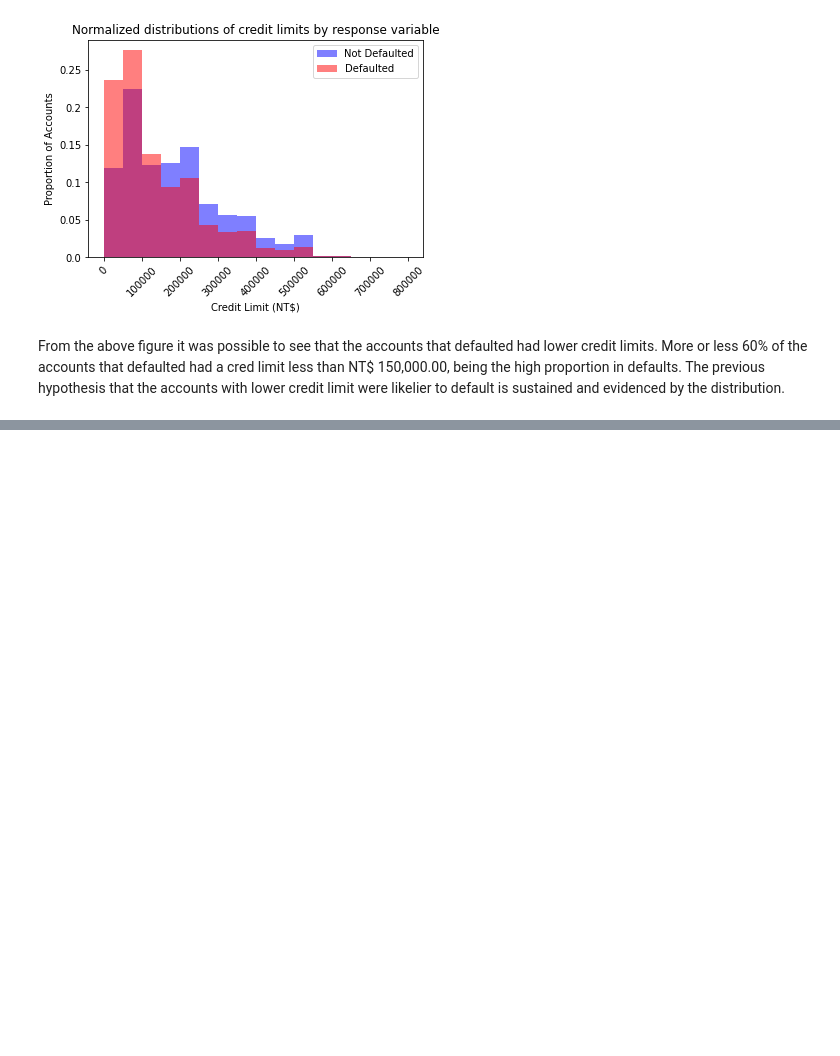
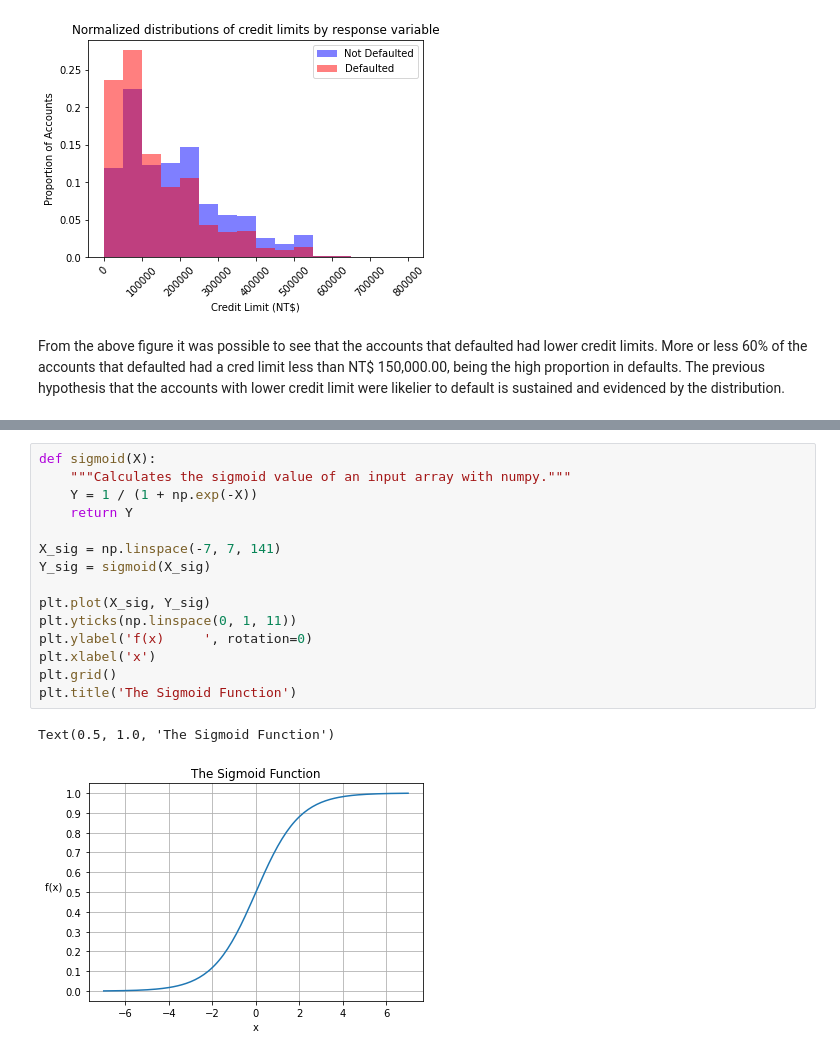
Before and after one commit to jeantardelli/data-science, a Jupyter notebook: details-of-logistic-regression-and-feature-exploration.ipynb, the cells around one changed output, grey strips where cells are left out. Drawn from its saved outputs; the diff is of its cells as text; blank space fills up the shorter version.

Commit message:
Details of Logistic Regression and Feature Exploration - Understanding Logistic Regression and Sigmoid Function (3e)

```diff
--- a/details-of-logistic-regression-and-feature-exploration.ipynb
+++ b/details-of-logistic-regression-and-feature-exploration.ipynb
@@ -299,0 +314,18 @@ From the above figure it was possible to see that the accounts that defaulted ha
+# %%
+def sigmoid(X):
+    """Calculates the sigmoid value of an input array with numpy."""
+    Y = 1 / (1 + np.exp(-X))
+    return Y
+
+X_sig = np.linspace(-7, 7, 141)
+Y_sig = sigmoid(X_sig)
+
+plt.plot(X_sig, Y_sig)
+plt.yticks(np.linspace(0, 1, 11))
+plt.ylabel('f(x)     ', rotation=0)
+plt.xlabel('x')
+plt.grid()
+plt.title('The Sigmoid Function')
+# %% [output]
+Text(0.5, 1.0, 'The Sigmoid Function')
+[figure, added]
```
Also changed, not shown: parts of 7 cells of this notebook.
